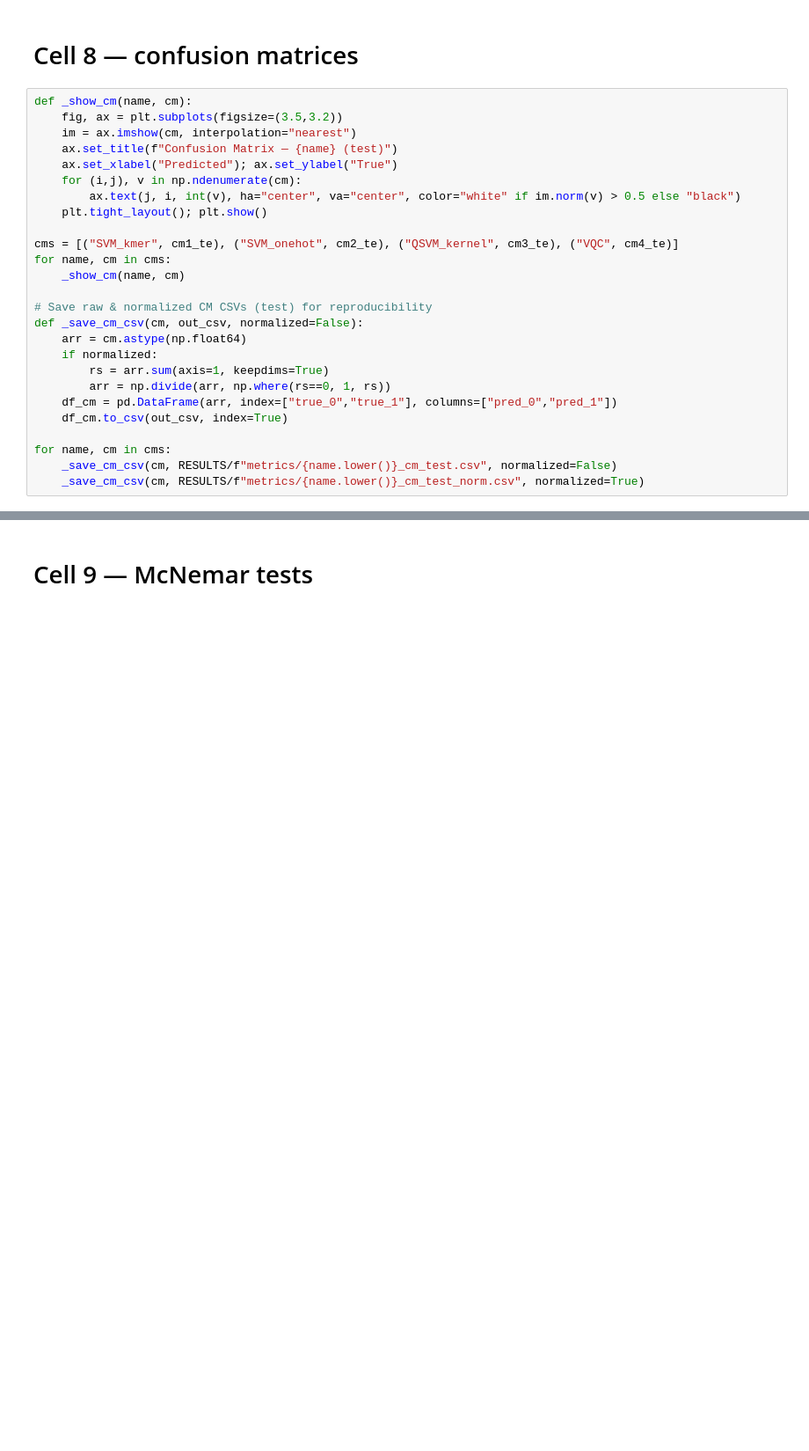
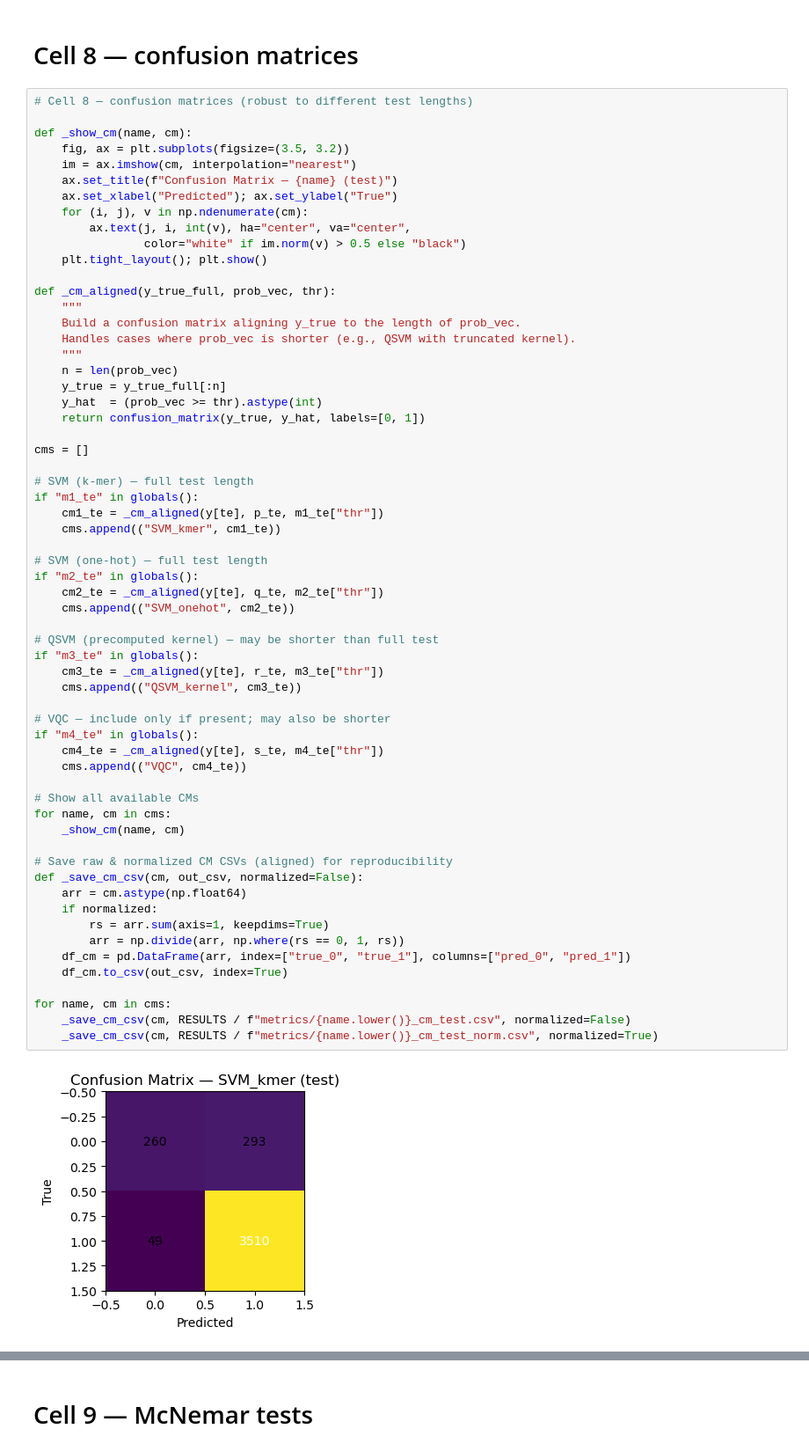
Before and after one commit to DATDSG/qml-dna, a Jupyter notebook: 06_benchmark_analysis.ipynb, the cells around one changed output, grey strips where cells are left out. Shown at 88% size. Cells and saved outputs as stored; diff of their text form; blank space fills up the shorter version.

```diff
--- a/06_benchmark_analysis.ipynb
+++ b/06_benchmark_analysis.ipynb
@@ -276,28 +454,65 @@ plt.tight_layout(); plt.show()
 # %% [markdown]
 # Cell 8 — confusion matrices
 # %%
+# Cell 8 — confusion matrices (robust to different test lengths)
+
 def _show_cm(name, cm):
-    fig, ax = plt.subplots(figsize=(3.5,3.2))
+    fig, ax = plt.subplots(figsize=(3.5, 3.2))
     im = ax.imshow(cm, interpolation="nearest")
     ax.set_title(f"Confusion Matrix — {name} (test)")
     ax.set_xlabel("Predicted"); ax.set_ylabel("True")
-    for (i,j), v in np.ndenumerate(cm):
-        ax.text(j, i, int(v), ha="center", va="center", color="white" if im.norm(v) > 0.5 else "black")
+    for (i, j), v in np.ndenumerate(cm):
+        ax.text(j, i, int(v), ha="center", va="center",
+                color="white" if im.norm(v) > 0.5 else "black")
     plt.tight_layout(); plt.show()
 
-cms = [("SVM_kmer", cm1_te), ("SVM_onehot", cm2_te), ("QSVM_kernel", cm3_te), ("VQC", cm4_te)]
+def _cm_aligned(y_true_full, prob_vec, thr):
+    """
+    Build a confusion matrix aligning y_true to the length of prob_vec.
+    Handles cases where prob_vec is shorter (e.g., QSVM with truncated kernel).
+    """
+    n = len(prob_vec)
+    y_true = y_true_full[:n]
+    y_hat  = (prob_vec >= thr).astype(int)
+    return confusion_matrix(y_true, y_hat, labels=[0, 1])
+
+cms = []
+
+# SVM (k-mer) — full test length
+if "m1_te" in globals():
+    cm1_te = _cm_aligned(y[te], p_te, m1_te["thr"])
+    cms.append(("SVM_kmer", cm1_te))
+
+# SVM (one-hot) — full test length
+if "m2_te" in globals():
+    cm2_te = _cm_aligned(y[te], q_te, m2_te["thr"])
+    cms.append(("SVM_onehot", cm2_te))
+
+# QSVM (precomputed kernel) — may be shorter than full test
+if "m3_te" in globals():
+    cm3_te = _cm_aligned(y[te], r_te, m3_te["thr"])
+    cms.append(("QSVM_kernel", cm3_te))
+
+# VQC — include only if present; may also be shorter
+if "m4_te" in globals():
+    cm4_te = _cm_aligned(y[te], s_te, m4_te["thr"])
+    cms.append(("VQC", cm4_te))
+
+# Show all available CMs
 for name, cm in cms:
     _show_cm(name, cm)
 
-# Save raw & normalized CM CSVs (test) for reproducibility
+# Save raw & normalized CM CSVs (aligned) for reproducibility
 def _save_cm_csv(cm, out_csv, normalized=False):
     arr = cm.astype(np.float64)
     if normalized:
         rs = arr.sum(axis=1, keepdims=True)
-        arr = np.divide(arr, np.where(rs==0, 1, rs))
-    df_cm = pd.DataFrame(arr, index=["true_0","true_1"], columns=["pred_0","pred_1"])
+        arr = np.divide(arr, np.where(rs == 0, 1, rs))
+    df_cm = pd.DataFrame(arr, index=["true_0", "true_1"], columns=["pred_0", "pred_1"])
     df_cm.to_csv(out_csv, index=True)
 
 for name, cm in cms:
-    _save_cm_csv(cm, RESULTS/f"metrics/{name.lower()}_cm_test.csv", normalized=False)
-    _save_cm_csv(cm, RESULTS/f"metrics/{name.lower()}_cm_test_norm.csv", normalized=True)
+    _save_cm_csv(cm, RESULTS / f"metrics/{name.lower()}_cm_test.csv", normalized=False)
+    _save_cm_csv(cm, RESULTS / f"metrics/{name.lower()}_cm_test_norm.csv", normalized=True)
+# %% [output]
+[figure, added]
```
Also changed, not shown: parts of 6 cells of this notebook, 19 other files.
